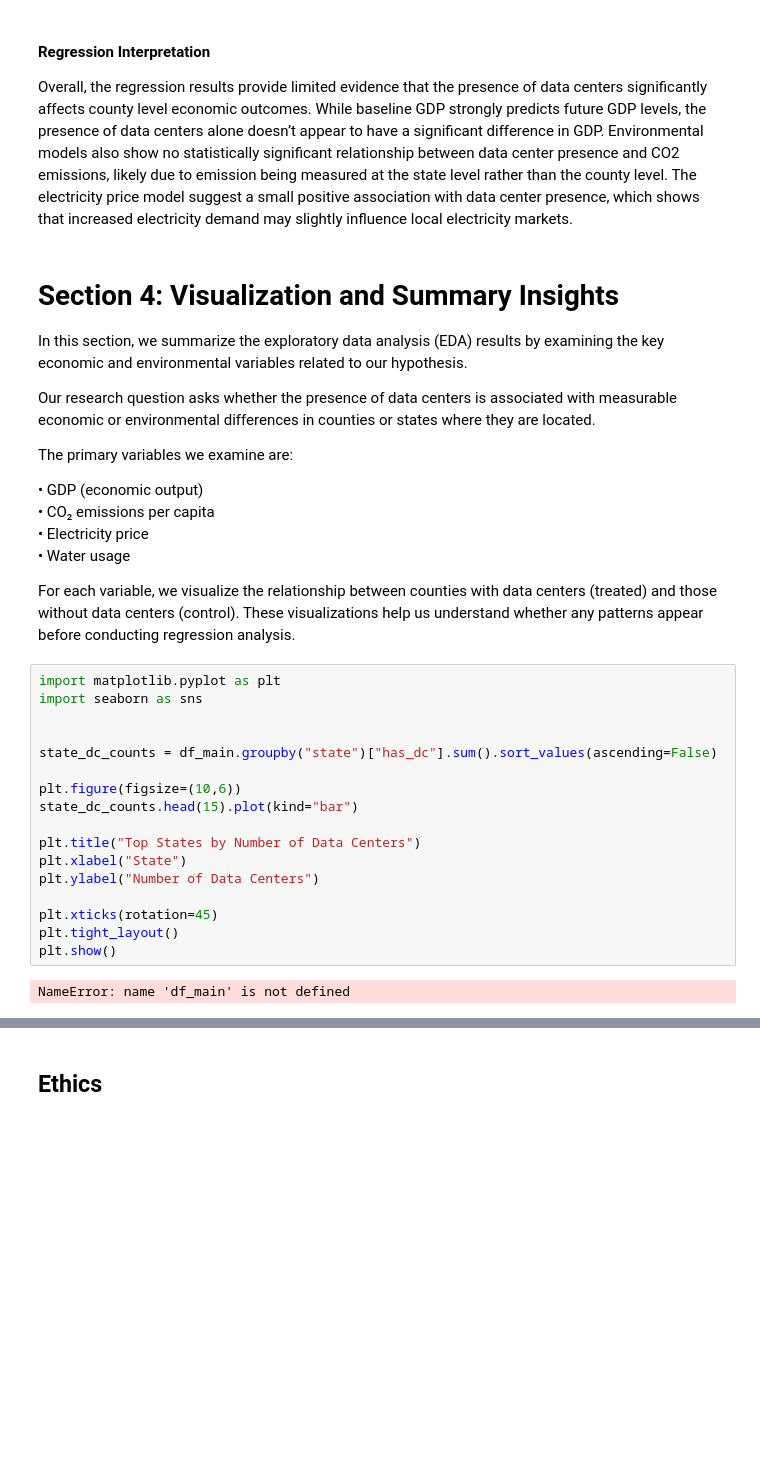
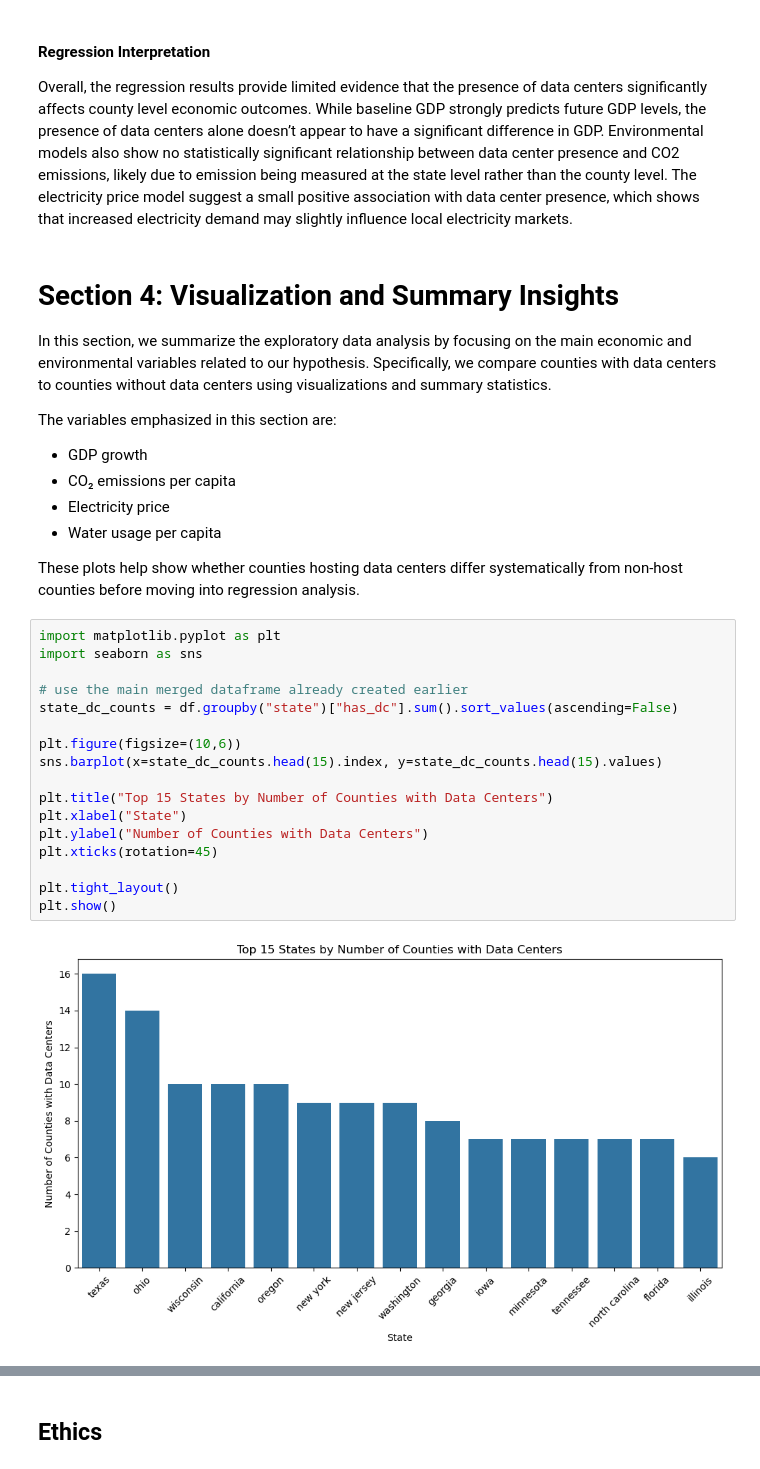
Before and after one commit to COGS108/Group147_WI26, a Jupyter notebook: 03-FinalProject.ipynb, the cells around one changed output, grey strips where cells are left out. Cells and saved outputs as stored; diff of their text form; blank space fills up the shorter version.

Commit message:
New section 4

```diff
--- a/03-FinalProject.ipynb
+++ b/03-FinalProject.ipynb
@@ -705,34 +710,32 @@ Overall, the regression results provide limited evidence that the presence of da
 # %% [markdown]
 # Section 4: Visualization and Summary Insights
 
-In this section, we summarize the exploratory data analysis (EDA) results by examining the key economic and environmental variables related to our hypothesis.
+In this section, we summarize the exploratory data analysis by focusing on the main economic and environmental variables related to our hypothesis. Specifically, we compare counties with data centers to counties without data centers using visualizations and summary statistics.
 
-Our research question asks whether the presence of data centers is associated with measurable economic or environmental differences in counties or states where they are located.
+The variables emphasized in this section are:
 
-The primary variables we examine are:
+- GDP growth
+- CO₂ emissions per capita
+- Electricity price
+- Water usage per capita
 
-• GDP (economic output)
-• CO₂ emissions per capita
-• Electricity price
-• Water usage
-
-For each variable, we visualize the relationship between counties with data centers (treated) and those without data centers (control). These visualizations help us understand whether any patterns appear before conducting regression analysis.
+These plots help show whether counties hosting data centers differ systematically from non-host counties before moving into regression analysis.
 # %%
 import matplotlib.pyplot as plt
 import seaborn as sns
 
-
-state_dc_counts = df_main.groupby("state")["has_dc"].sum().sort_values(ascending=False)
+# use the main merged dataframe already created earlier
+state_dc_counts = df.groupby("state")["has_dc"].sum().sort_values(ascending=False)
 
 plt.figure(figsize=(10,6))
-state_dc_counts.head(15).plot(kind="bar")
+sns.barplot(x=state_dc_counts.head(15).index, y=state_dc_counts.head(15).values)
 
-plt.title("Top States by Number of Data Centers")
+plt.title("Top 15 States by Number of Counties with Data Centers")
 plt.xlabel("State")
-plt.ylabel("Number of Data Centers")
+plt.ylabel("Number of Counties with Data Centers")
+plt.xticks(rotation=45)
 
-plt.xticks(rotation=45)
 plt.tight_layout()
 plt.show()
 # %% [output]
-NameError: name 'df_main' is not defined
+[figure, added]
```
Also changed, not shown: parts of 20 cells of this notebook.
